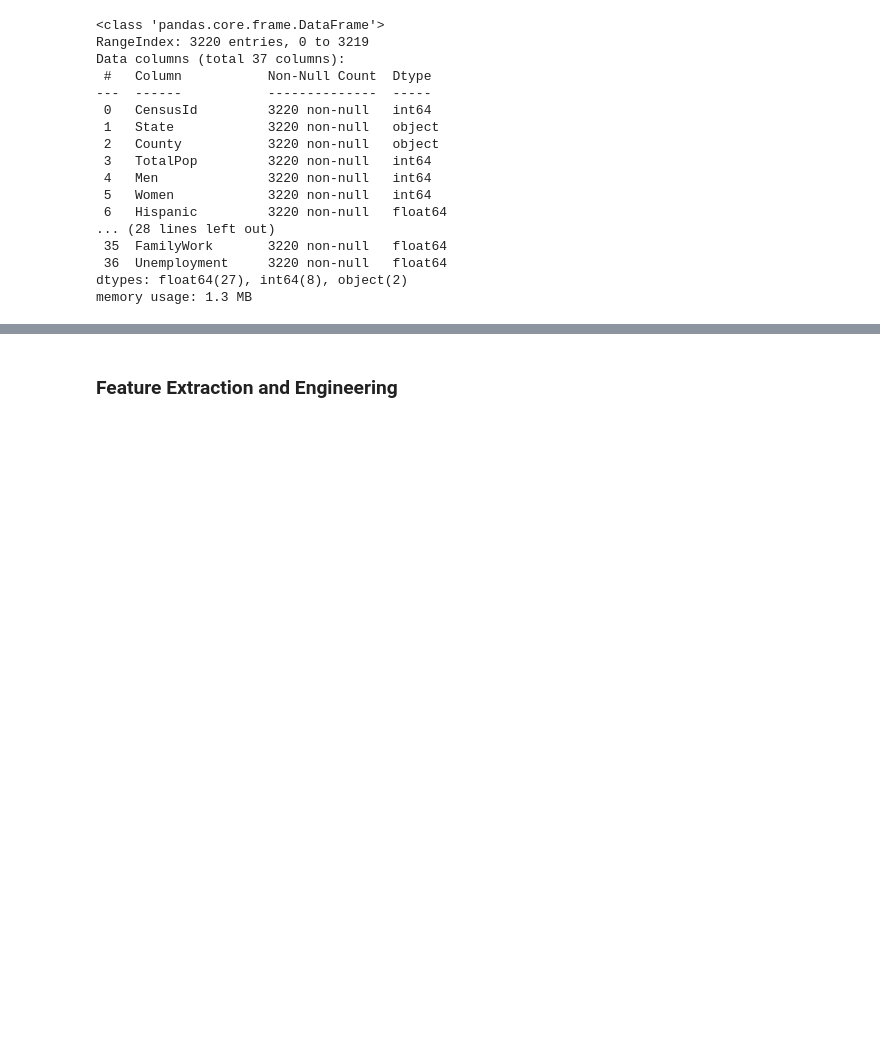
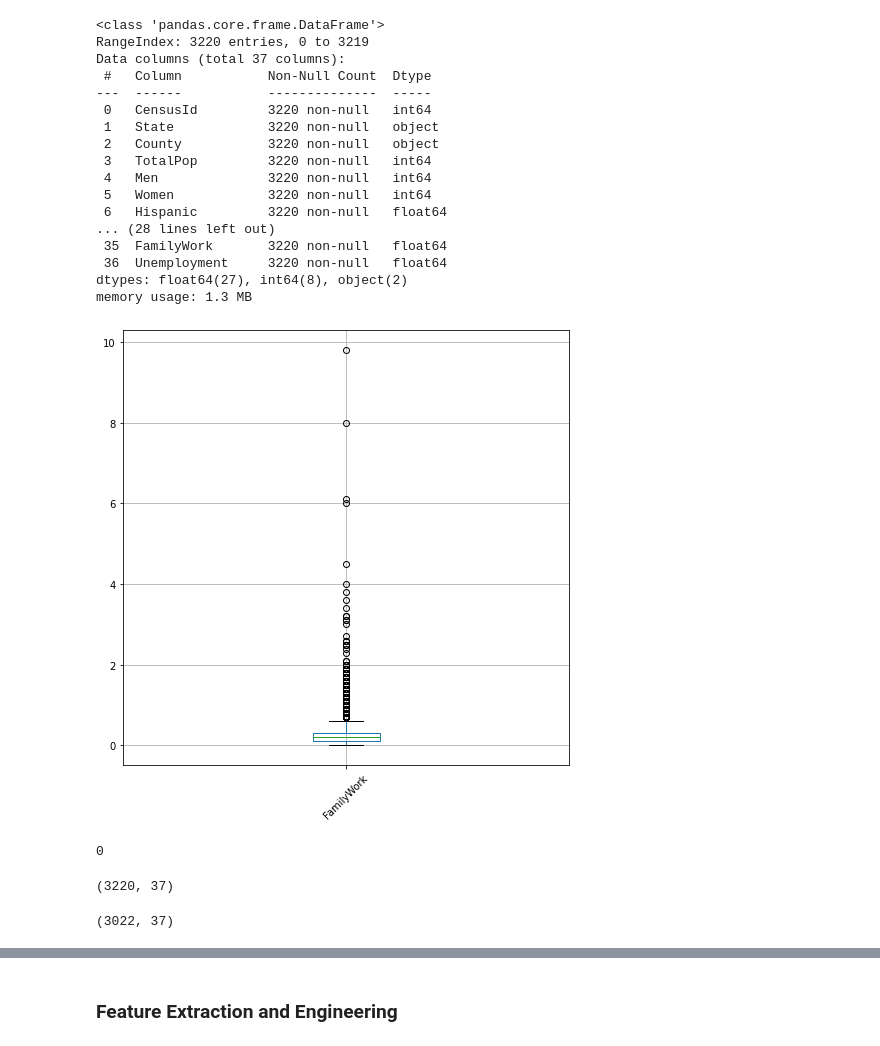
Before and after one commit to Pomilusky/apuntes_clase, a Jupyter notebook: semana_6/2.1 - Intro Machine Learning.ipynb, the cells around one changed output, grey strips where cells are left out. Cells and saved outputs as stored; diff of their text form; code cells hidden in the pictures; blank space fills up the shorter version.

```diff
--- a/semana_6/2.1 - Intro Machine Learning.ipynb
+++ b/semana_6/2.1 - Intro Machine Learning.ipynb
@@ -81,3 +81,13 @@ Data columns (total 37 columns):
  36  Unemployment     3220 non-null   float64
 dtypes: float64(27), int64(8), object(2)
 memory usage: 1.3 MB
+# %%
+# outliers (Test de Tukey - 1.5·IQR)
+
+plt.figure(figsize=(8, 8))
+
+census.boxplot(column=['FamilyWork'])
+
+plt.xticks(rotation=45);
+# %% [output]
+[figure, added]
@@ -83,0 +106,8 @@ memory usage: 1.3 MB
+# %%
+len(census[census.FamilyWork<lower])
+# %% [output]
+0
+# %%
+census.shape
+# %% [output]
+(3220, 37)
@@ -83,0 +116,4 @@ memory usage: 1.3 MB
+# %%
+census.shape
+# %% [output]
+(3022, 37)
```
Also changed, not shown: parts of 41 cells of this notebook.
